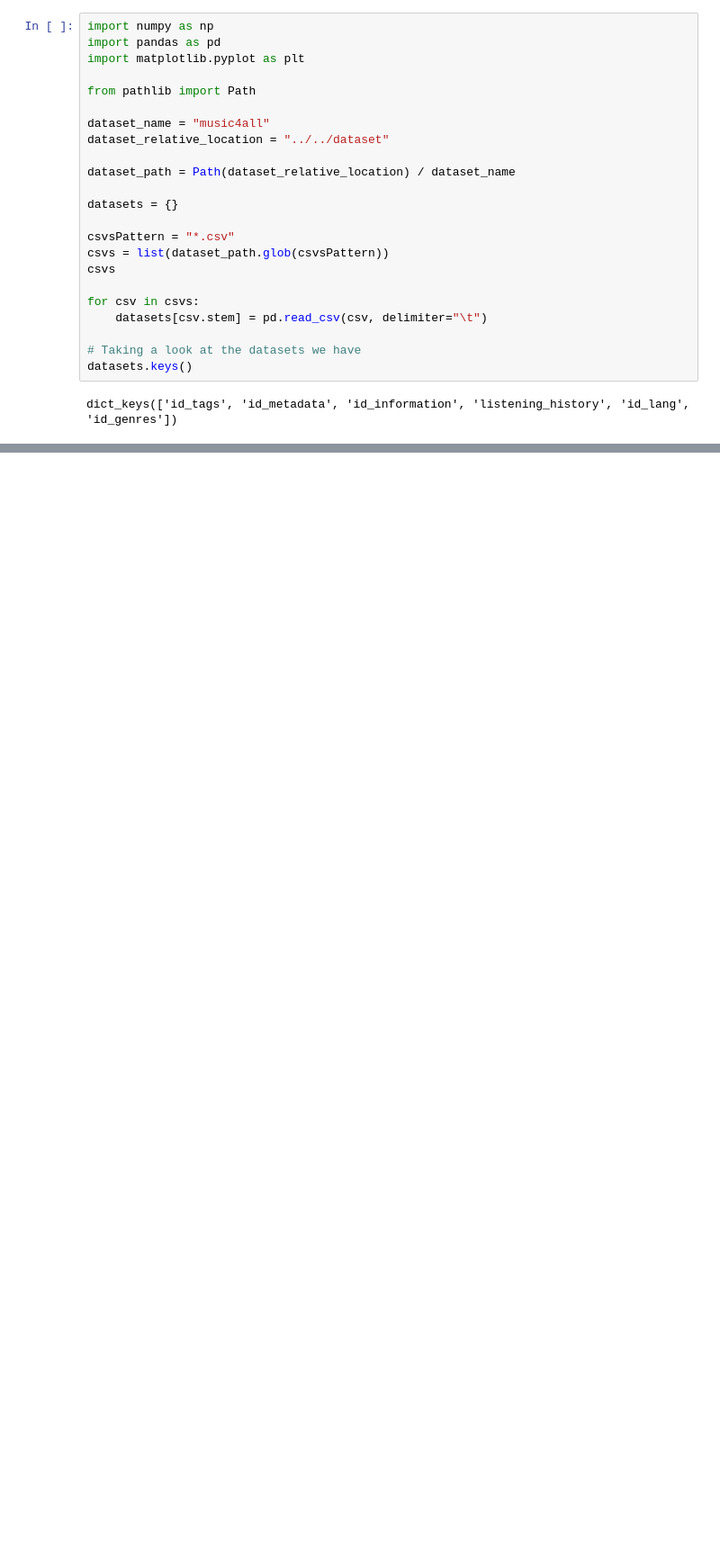
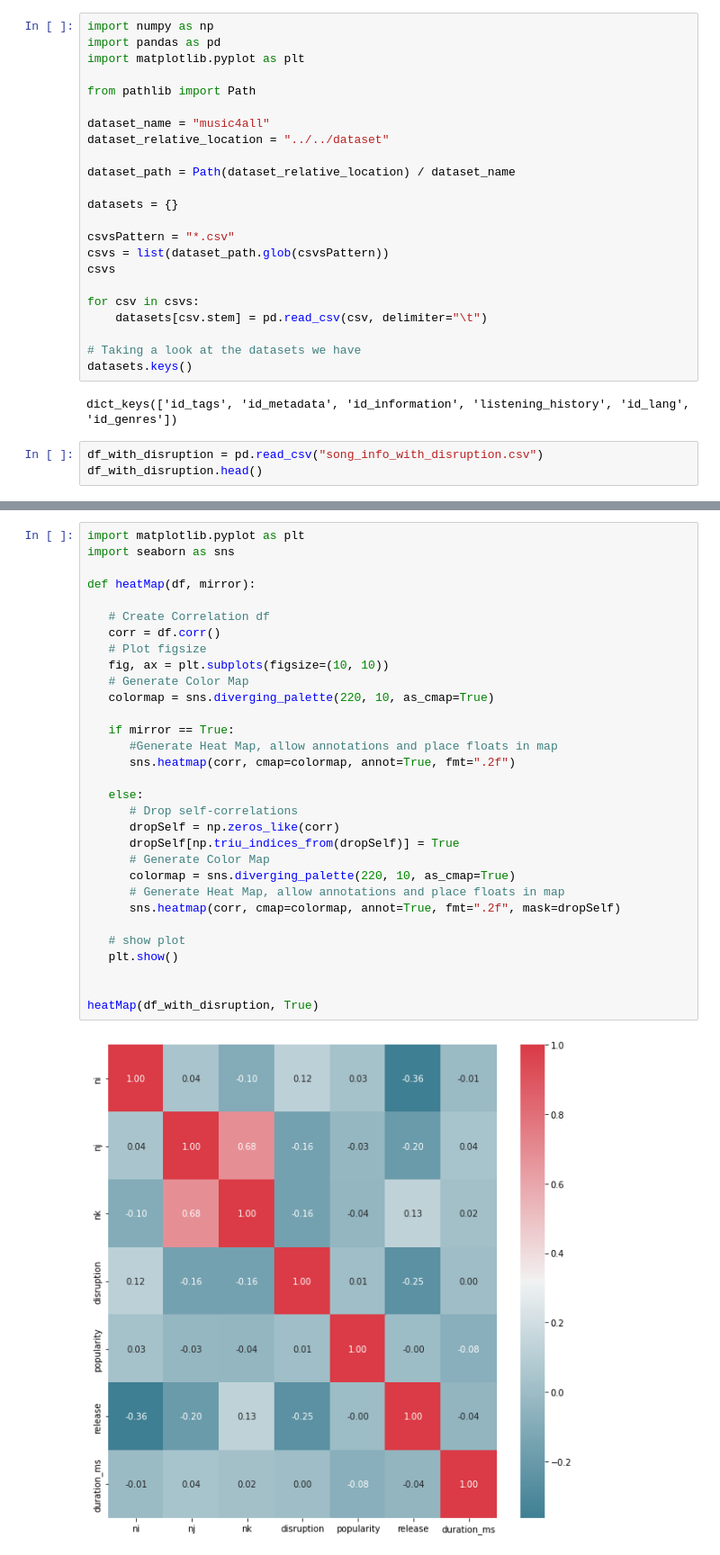
Before and after one commit to GiowGiow/Quantificando-a-Disrupcao-em-Redes-de-Similaridade-Musicais, a Jupyter notebook: code/3. analyzing_users_history.ipynb, the cells around one changed output, grey strips where cells are left out. Shown at 90% size. Saved outputs shown, nothing was run; the diff lists cells and outputs as text; blank space fills up the shorter version.

```diff
--- a/code/3. analyzing_users_history.ipynb
+++ b/code/3. analyzing_users_history.ipynb
@@ -23,3 +23,6 @@ for csv in csvs:
 datasets.keys()
 # %% [output]
 dict_keys(['id_tags', 'id_metadata', 'id_information', 'listening_history', 'id_lang', 'id_genres'])
+# %%
+df_with_disruption = pd.read_csv("song_info_with_disruption.csv")
+df_with_disruption.head()
@@ -88,0 +103,33 @@ len(pd.unique(listening_history["user"]))
+# %%
+import matplotlib.pyplot as plt
+import seaborn as sns
+
+def heatMap(df, mirror):
+
+   # Create Correlation df
+   corr = df.corr()
+   # Plot figsize
+   fig, ax = plt.subplots(figsize=(10, 10))
+   # Generate Color Map
+   colormap = sns.diverging_palette(220, 10, as_cmap=True)
+
+   if mirror == True:
+      #Generate Heat Map, allow annotations and place floats in map
+      sns.heatmap(corr, cmap=colormap, annot=True, fmt=".2f")
+
+   else:
+      # Drop self-correlations
+      dropSelf = np.zeros_like(corr)
+      dropSelf[np.triu_indices_from(dropSelf)] = True
+      # Generate Color Map
+      colormap = sns.diverging_palette(220, 10, as_cmap=True)
+      # Generate Heat Map, allow annotations and place floats in map
+      sns.heatmap(corr, cmap=colormap, annot=True, fmt=".2f", mask=dropSelf)
+
+   # show plot
+   plt.show()
+
+
+heatMap(df_with_disruption, True)
+# %% [output]
+[figure, added]
```
Also changed, not shown: parts of 26 cells of this notebook, 14 other files.
